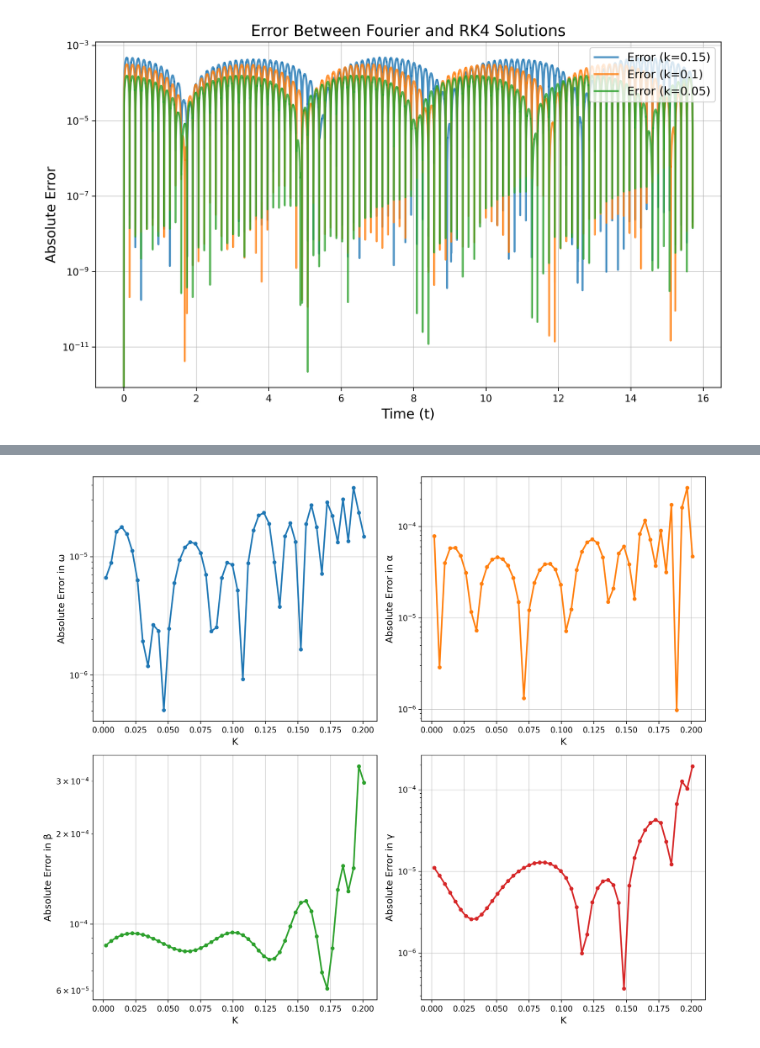
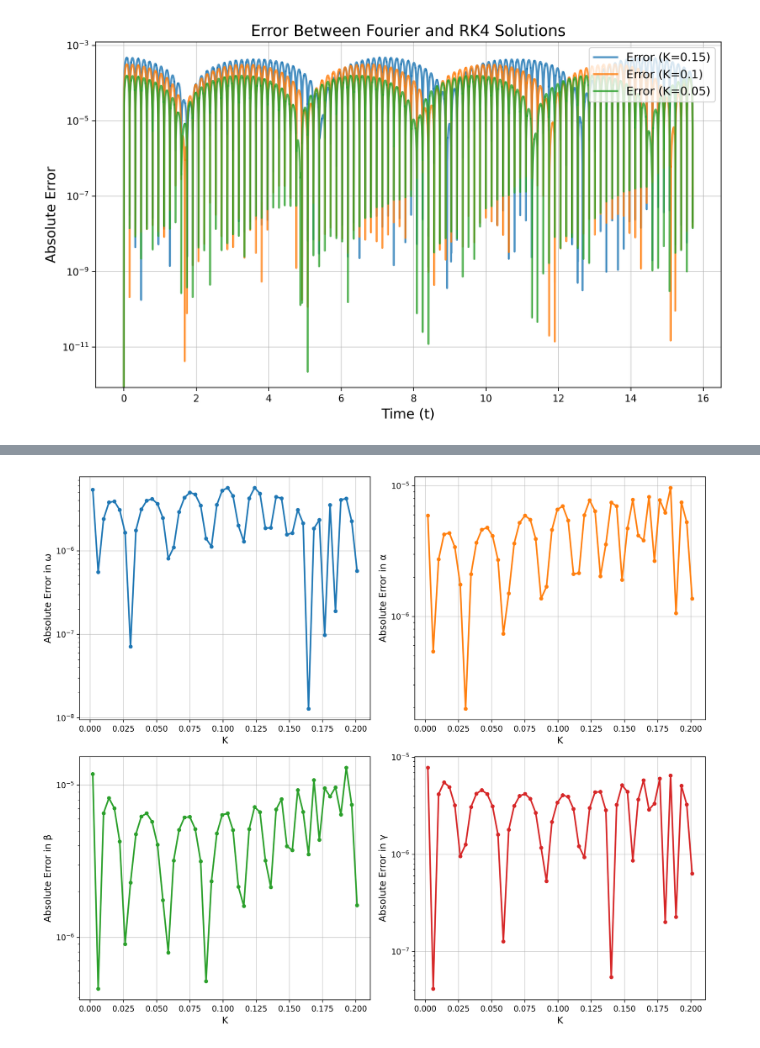
Before and after one commit to armanbolatov/magmems_optimization, a Jupyter notebook: main.ipynb, the cells around one changed output, grey strips where cells are left out. Drawn from its saved outputs; the diff is of its cells as text; code cells hidden in the pictures.

Commit message:
single model for all 4 params, pdf instead of png

```diff
--- a/main.ipynb
+++ b/main.ipynb
@@ -43,7 +43,7 @@ def fourier_residual(t, theta):
 def optimize_theta_for_k(k_val, N=100, n_iter=1000, lr=1e-2, print_every=500):
     """
     Optimize Fourier series parameters theta = (omega, alpha, beta, gamma)
-    for given k value to minimize squared error
+    for given K value to minimize squared error
     """
     t_points = torch.linspace(0, 5 * np.pi, N, device=device)
 
@@ -66,7 +66,7 @@ def optimize_theta_for_k(k_val, N=100, n_iter=1000, lr=1e-2, print_every=500):
             best_theta = theta.detach().clone()
 
         if (it+1) % print_every == 0:
-            print(f"[k = {k_val:.3f}] Iter {it+1:4d}: loss = {loss.item():.4e}   theta = {theta.data.cpu().numpy()}")
+            print(f"[K = {k_val:.3f}] Iter {it+1:4d}: loss = {loss.item():.4e}   theta = {theta.data.cpu().numpy()}")
 
     return best_theta, best_loss
 
@@ -123,7 +123,7 @@ def fourier_series_solution(t, theta):
             beta * torch.sin(2 * omega * t)**2 +
             gamma * torch.sin(3 * omega * t)**2)
 # %%
-# Define k values to compare
+# Define K values to compare
 k_values = [0.15, 0.1, 0.05]
 
 # Store results for comparison plots
@@ -149,16 +149,16 @@ for i, k in enumerate(k_values):
     results['x_fourier'].append(x_fourier)
 
     plt.plot(t_fourier.cpu().numpy(), x_fourier, '-', linewidth=2,
-             color=light_colors[i], label=f'Fourier (k={k})')
+             color=light_colors[i], label=f'Fourier (K={k})')
     plt.plot(t_rk[::100], x_rk[::100], '--', linewidth=2,
-             color=normal_colors[i], label=f'RK4 (k={k})')
+             color=normal_colors[i], label=f'RK4 (K={k})')
 
 plt.xlabel('Time (t)', fontsize=14)
 plt.ylabel('x(t)', fontsize=14)
-plt.title('Comparison of Solutions for Different k Values', fontsize=16)
+plt.title('Comparison of Solutions for Different K Values', fontsize=16)
 plt.legend(fontsize=12, loc='upper right')
 plt.grid(True, alpha=0.6)
 plt.tight_layout()
-plt.savefig('figs/comparison_multiple_k.png', bbox_inches='tight', dpi=300)
+plt.savefig('figs/comparison_multiple_k.pdf', bbox_inches='tight', dpi=300)
 plt.show()
 # %% [output]
@@ -177,7 +177,7 @@ for i, k in enumerate(k_values):
     x_fourier_interp = np.interp(results['t_rk'][i], results['t_fourier'][i], results['x_fourier'][i])
     error = np.abs(results['x_rk'][i] - x_fourier_interp)
     plt.plot(results['t_rk'][i], error, '-', linewidth=2,
-             color=normal_colors[i], label=f'Error (k={k})', alpha=0.8)
+             color=normal_colors[i], label=f'Error (K={k})', alpha=0.8)
 
 plt.xlabel('Time (t)', fontsize=14)
 plt.ylabel('Absolute Error', fontsize=14)
@@ -186,7 +186,7 @@ plt.legend(fontsize=12, loc='upper right')
 plt.grid(True, alpha=0.6)
 plt.yscale('log')  # Using log scale to better show error magnitude
 plt.tight_layout()
-plt.savefig('figs/error_plot.png', bbox_inches='tight', dpi=300)
+plt.savefig('figs/error_plot.pdf', bbox_inches='tight', dpi=300)
 plt.show()
 # %% [output]
 [figure]
@@ -456,38 +384,28 @@ network.6.bias = [-0.00017973]
 # %%
-# Set models to evaluation mode
-for model in [omega_model, alpha_model, beta_model, gamma_model]:
-    model.eval()
+model.eval()
 
-# Get model predictions
 with torch.no_grad():
-    pred_omega = omega_model(k_tensor).squeeze(1)
-    pred_alpha = alpha_model(k_tensor).squeeze(1)
-    pred_beta  = beta_model(k_tensor).squeeze(1)
-    pred_gamma = gamma_model(k_tensor).squeeze(1)
+    predictions = model(k_tensor)
 
-predictions = torch.stack([pred_omega, pred_alpha, pred_beta, pred_gamma], dim=1)
-
-# Convert to numpy arrays
 true_values = theta_tensor.cpu().numpy()
 pred_values = predictions.cpu().numpy()
 
-# Calculate errors
 abs_errors = np.abs(true_values - pred_values)
 
 labels = ['ω', 'α', 'β', 'γ']
 
 # Plot errors
 plt.figure(figsize=(12, 10), dpi=300)
 for i, label in enumerate(labels):
     plt.subplot(2, 2, i + 1)
     plt.plot(k_values, abs_errors[:, i], 'o-', linewidth=2, markersize=4, color=colors[i])
     plt.xlabel('K', fontsize=12)
     plt.ylabel(f'Absolute Error in {label}', fontsize=12)
     plt.yscale('log')
     plt.grid(True, alpha=0.6)
 
 plt.tight_layout()
-plt.savefig('figs/absolute_errors.png', dpi=300, bbox_inches='tight')
+plt.savefig('figs/absolute_errors.pdf', dpi=300, bbox_inches='tight')
 plt.show()
 # %% [output]
-[figure, old version]
+[figure, new version]
```
Also changed, not shown: parts of 7 cells of this notebook, 13 other files.
